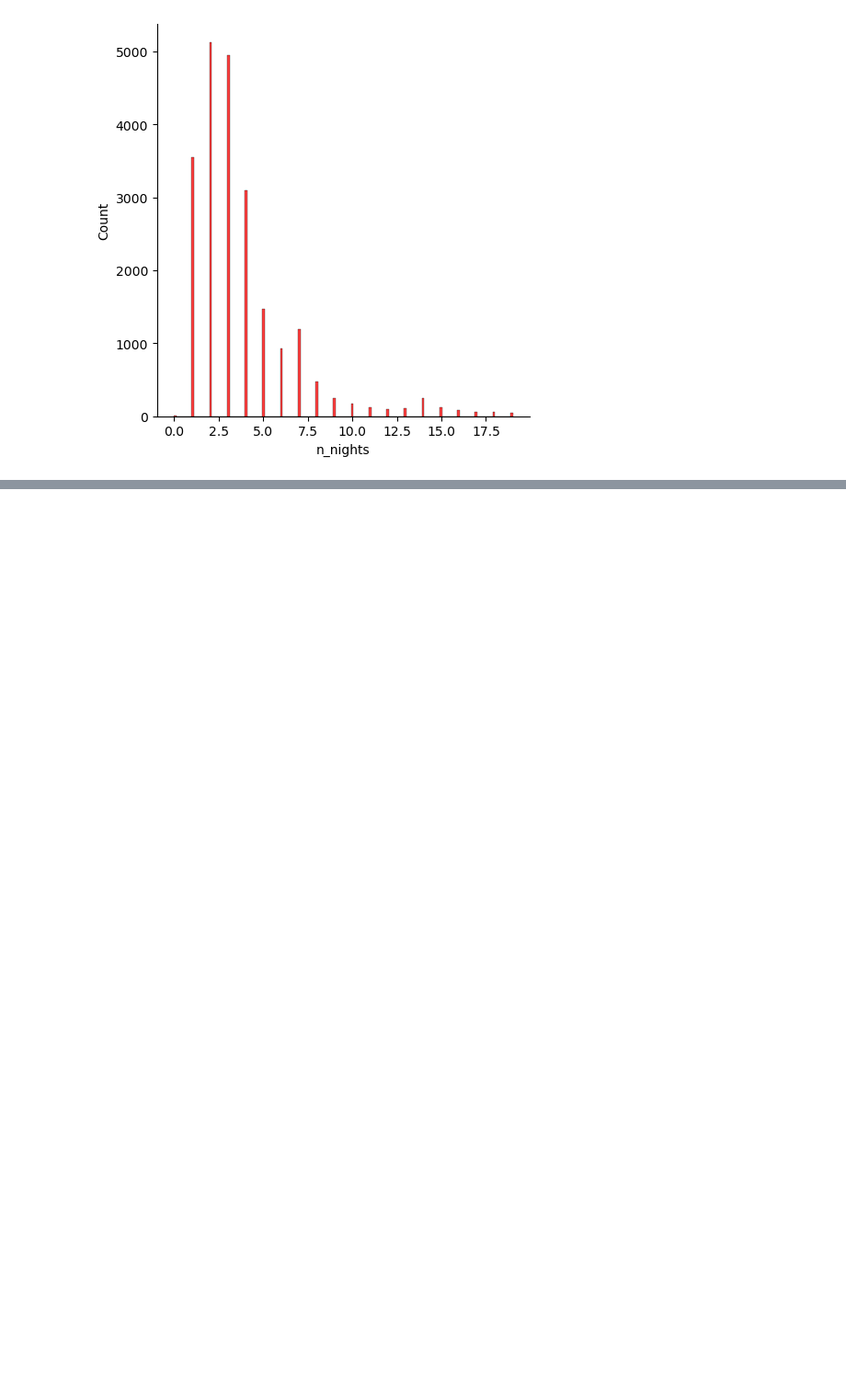
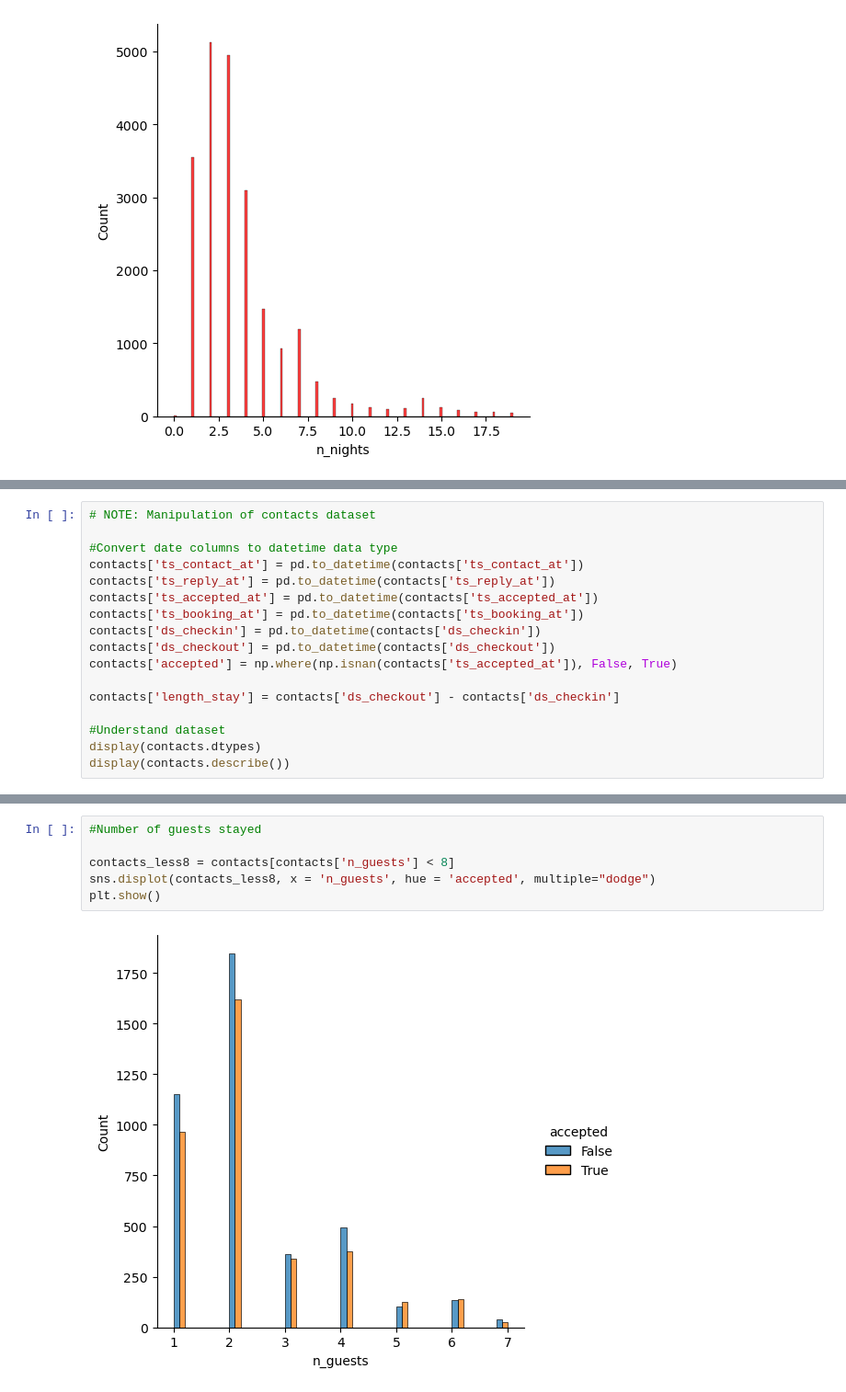
Before and after one commit to greenboi105/Python, a Jupyter notebook: Python Frameworks/Data Assignments/dublin.ipynb, the cells around one changed output, grey strips where cells are left out. Shown: that part at 92% size. Drawn from its saved outputs; the diff is of its cells as text; blank space fills up the shorter version.

Commit message:
updated data science

```diff
--- a/Python Frameworks/Data Assignments/dublin.ipynb
+++ b/Python Frameworks/Data Assignments/dublin.ipynb
@@ -208,0 +262,17 @@ plt.show()
+# %%
+# NOTE: Manipulation of contacts dataset
+
+#Convert date columns to datetime data type
+contacts['ts_contact_at'] = pd.to_datetime(contacts['ts_contact_at'])
+contacts['ts_reply_at'] = pd.to_datetime(contacts['ts_reply_at'])
+contacts['ts_accepted_at'] = pd.to_datetime(contacts['ts_accepted_at'])
+contacts['ts_booking_at'] = pd.to_datetime(contacts['ts_booking_at'])
+contacts['ds_checkin'] = pd.to_datetime(contacts['ds_checkin'])
+contacts['ds_checkout'] = pd.to_datetime(contacts['ds_checkout'])
+contacts['accepted'] = np.where(np.isnan(contacts['ts_accepted_at']), False, True)
+
+contacts['length_stay'] = contacts['ds_checkout'] - contacts['ds_checkin']
+
+#Understand dataset
+display(contacts.dtypes)
+display(contacts.describe())
@@ -208,0 +311,8 @@ plt.show()
+# %%
+#Number of guests stayed
+
+contacts_less8 = contacts[contacts['n_guests'] < 8]
+sns.displot(contacts_less8, x = 'n_guests', hue = 'accepted', multiple="dodge")
+plt.show()
+# %% [output]
+[figure, added]
```
Also changed, not shown: parts of 12 cells of this notebook, 1 other file.
